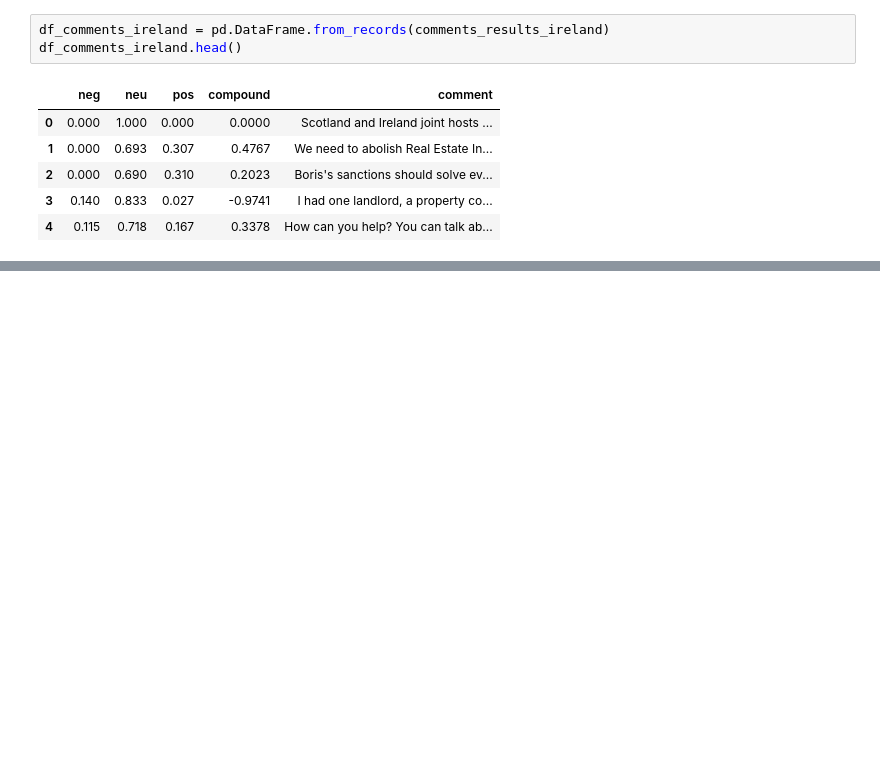
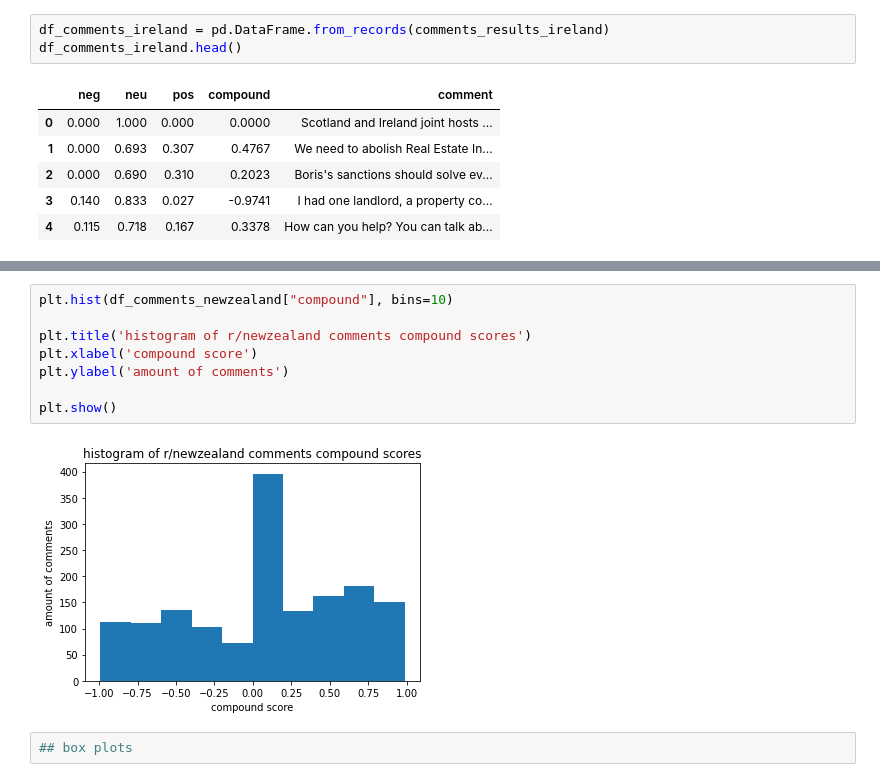
Before and after one commit to Gus1616/investigation_of_language_styles_reddit, a Jupyter notebook: 17350796_reddit_assignment_notebook.ipynb, the cells around one changed output, grey strips where cells are left out. Cells and saved outputs as stored; diff of their text form; blank space fills up the shorter version.

```diff
--- a/17350796_reddit_assignment_notebook.ipynb
+++ b/17350796_reddit_assignment_notebook.ipynb
@@ -1048,0 +1085,12 @@ df_comments_ireland.head(10)
+# %%
+plt.hist(df_comments_newzealand["compound"], bins=10)
+
+plt.title('histogram of r/newzealand comments compound scores')
+plt.xlabel('compound score')
+plt.ylabel('amount of comments')
+
+plt.show()
+# %% [output]
+[figure, added]
+# %%
+## box plots
```
Also changed, not shown: parts of 52 cells of this notebook, 1 other file.
